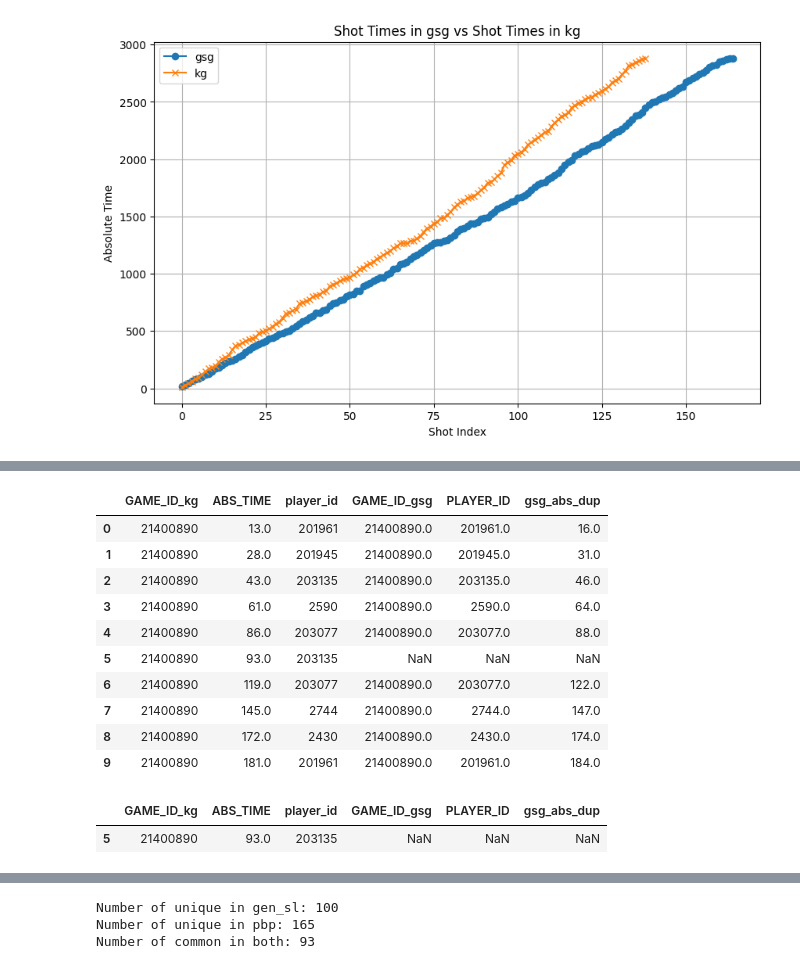
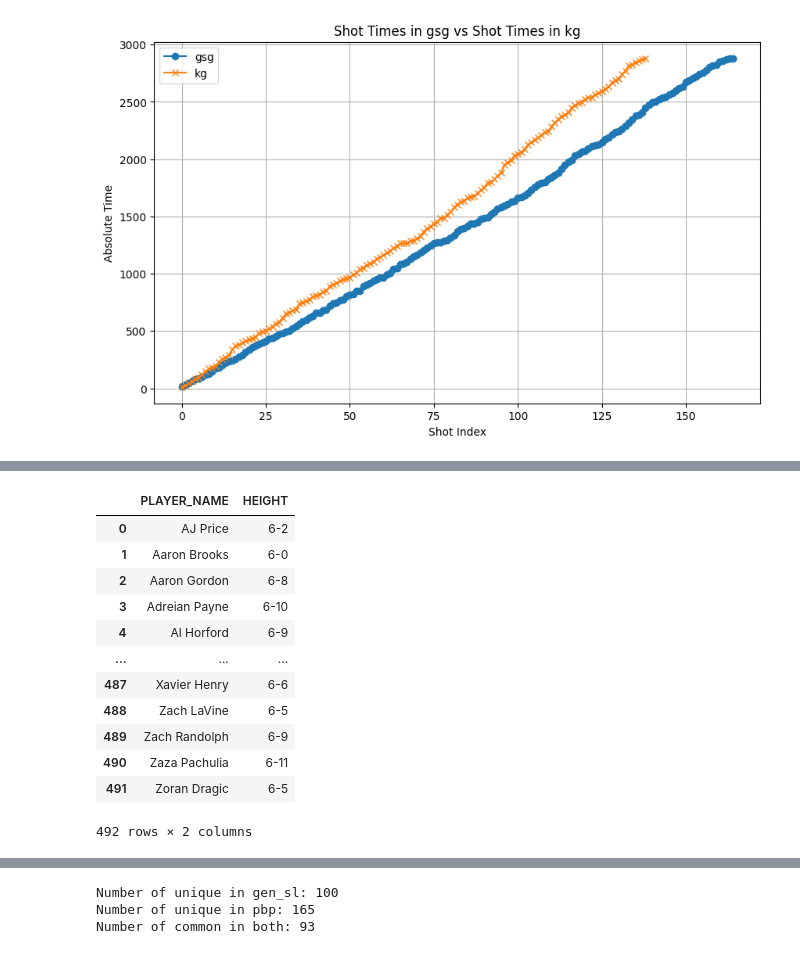
Before and after one commit to BigBabik/Shotpred, a Jupyter notebook: notebooks/dataworks.ipynb, the cells around one changed output, grey strips where cells are left out. Drawn from its saved outputs; the diff is of its cells as text; code cells hidden in the pictures.

```diff
--- a/notebooks/dataworks.ipynb
+++ b/notebooks/dataworks.ipynb
@@ -266,19 +166,0 @@ gsg.head(10)
-# %%
-merged.head(10)
-# %% [output]
-|  | GAME_ID_kg | ABS_TIME | player_id | GAME_ID_gsg | PLAYER_ID | gsg_abs_dup |
-| 0 | 21400890 | 13.0 | 201961 | 21400890.0 | 201961.0 | 16.0 |
-| 1 | 21400890 | 28.0 | 201945 | 21400890.0 | 201945.0 | 31.0 |
-| 2 | 21400890 | 43.0 | 203135 | 21400890.0 | 203135.0 | 46.0 |
-| 3 | 21400890 | 61.0 | 2590 | 21400890.0 | 2590.0 | 64.0 |
-| 4 | 21400890 | 86.0 | 203077 | 21400890.0 | 203077.0 | 88.0 |
-| 5 | 21400890 | 93.0 | 203135 | NaN | NaN | NaN |
-| 6 | 21400890 | 119.0 | 203077 | 21400890.0 | 203077.0 | 122.0 |
-| 7 | 21400890 | 145.0 | 2744 | 21400890.0 | 2744.0 | 147.0 |
-| 8 | 21400890 | 172.0 | 2430 | 21400890.0 | 2430.0 | 174.0 |
-| 9 | 21400890 | 181.0 | 201961 | 21400890.0 | 201961.0 | 184.0 |
-# %%
-merged[merged.GAME_ID_gsg.isna()]
-# %% [output]
-|  | GAME_ID_kg | ABS_TIME | player_id | GAME_ID_gsg | PLAYER_ID | gsg_abs_dup |
-| 5 | 21400890 | 93.0 | 203135 | NaN | NaN | NaN |
@@ -292,0 +169,16 @@ combined_df.to_csv(os.path.join(INT_DATA_DIR, 'combined_game_gen_sl_bnk_pbp_shot
+# %%
+heights
+# %% [output]
+|  | PLAYER_NAME | HEIGHT |
+| 0 | AJ Price | 6-2 |
+| 1 | Aaron Brooks | 6-0 |
+| 2 | Aaron Gordon | 6-8 |
+| 3 | Adreian Payne | 6-10 |
+| 4 | Al Horford | 6-9 |
+| ... | ... | ... |
+| 487 | Xavier Henry | 6-6 |
+| 488 | Zach LaVine | 6-5 |
+| 489 | Zach Randolph | 6-9 |
+| 490 | Zaza Pachulia | 6-11 |
+| 491 | Zoran Dragic | 6-5 |
+492 rows × 2 columns
```
Also changed, not shown: parts of 17 cells of this notebook, 1 other file.
